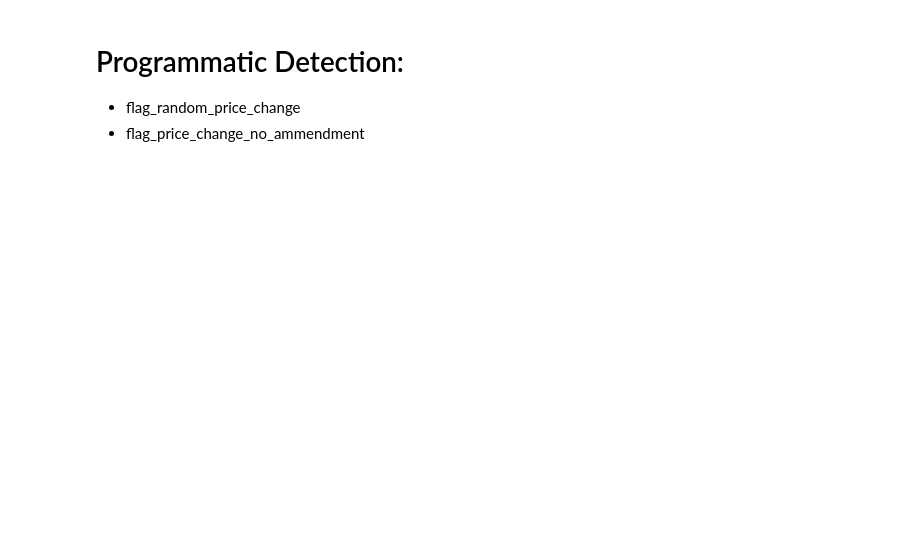
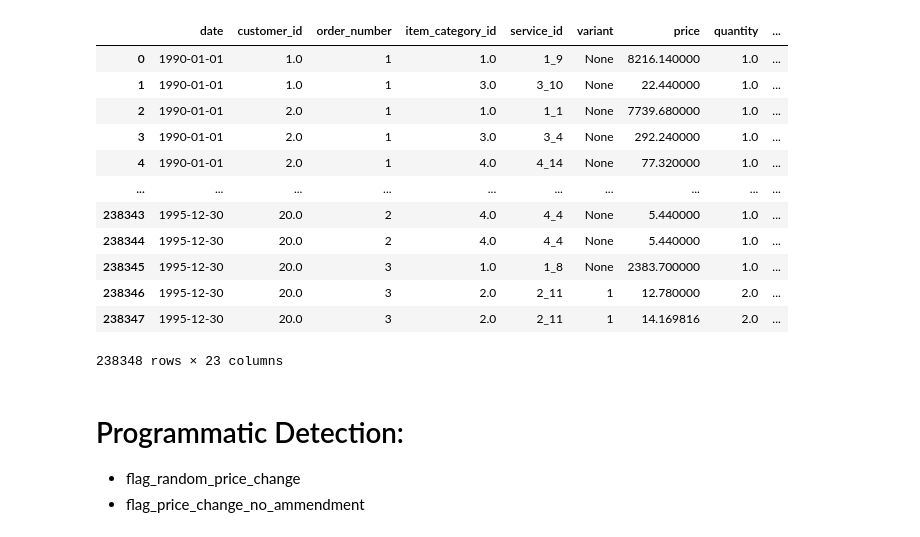
Before and after one commit to Paul-Williamson-90/synthetic_transactions_dataset, a Jupyter notebook: scratchpad.ipynb, the cells around one changed output. Saved outputs shown, nothing was run; the diff lists cells and outputs as text; code cells hidden in the pictures; blank space fills up the shorter version.

```diff
--- a/scratchpad.ipynb
+++ b/scratchpad.ipynb
@@ -24,4 +25,20 @@ flag_discrepancy                   0.098071
 dtype: float64
+# %%
+data
+# %% [output]
+|  | date | customer_id | order_number | item_category_id | service_id | variant | price | quantity | ... |
+| 0 | 1990-01-01 | 1.0 | 1 | 1.0 | 1_9 | None | 8216.140000 | 1.0 | ... |
+| 1 | 1990-01-01 | 1.0 | 1 | 3.0 | 3_10 | None | 22.440000 | 1.0 | ... |
+| 2 | 1990-01-01 | 2.0 | 1 | 1.0 | 1_1 | None | 7739.680000 | 1.0 | ... |
+| 3 | 1990-01-01 | 2.0 | 1 | 3.0 | 3_4 | None | 292.240000 | 1.0 | ... |
+| 4 | 1990-01-01 | 2.0 | 1 | 4.0 | 4_14 | None | 77.320000 | 1.0 | ... |
+| ... | ... | ... | ... | ... | ... | ... | ... | ... | ... |
+| 238343 | 1995-12-30 | 20.0 | 2 | 4.0 | 4_4 | None | 5.440000 | 1.0 | ... |
+| 238344 | 1995-12-30 | 20.0 | 2 | 4.0 | 4_4 | None | 5.440000 | 1.0 | ... |
+| 238345 | 1995-12-30 | 20.0 | 3 | 1.0 | 1_8 | None | 2383.700000 | 1.0 | ... |
+| 238346 | 1995-12-30 | 20.0 | 3 | 2.0 | 2_11 | 1 | 12.780000 | 2.0 | ... |
+| 238347 | 1995-12-30 | 20.0 | 3 | 2.0 | 2_11 | 1 | 14.169816 | 2.0 | ... |
+238348 rows × 23 columns
 # %% [markdown]
 # Programmatic Detection:
 - flag_random_price_change
```
Also changed, not shown: parts of 7 cells of this notebook.
